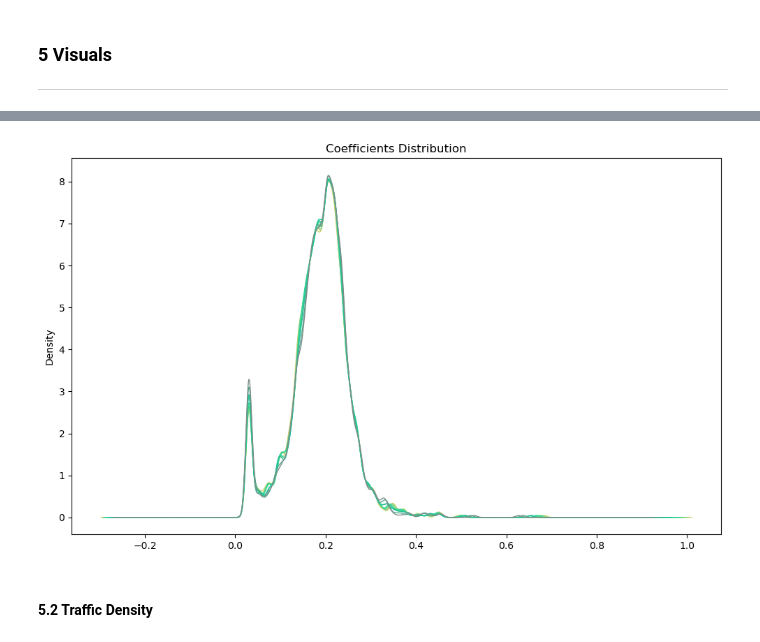
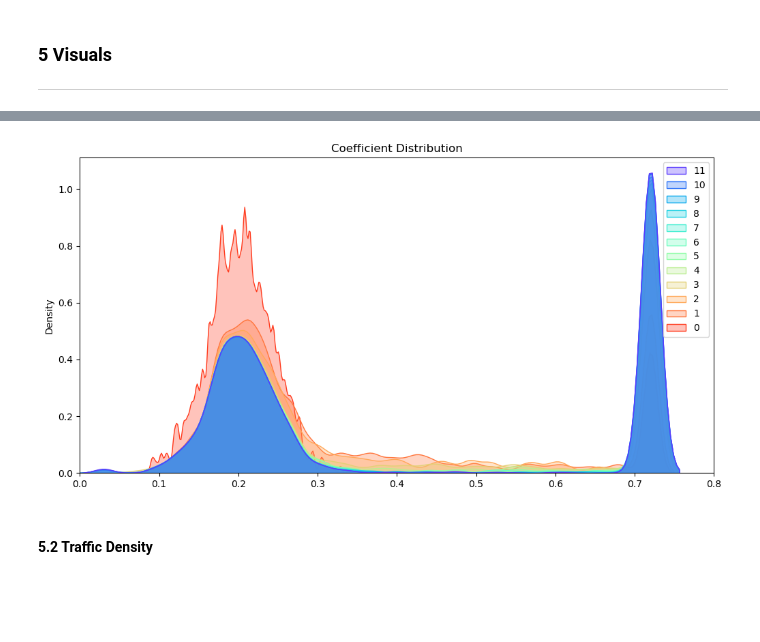
Before and after one commit to bernhard-pfann/vienna-traffic-density, a Jupyter notebook: notebooks/analyze-paths.ipynb, the cells around one changed output, grey strips where cells are left out. Cells and saved outputs as stored; diff of their text form; code cells hidden in the pictures; blank space fills up the shorter version.

```diff
--- a/notebooks/analyze-paths.ipynb
+++ b/notebooks/analyze-paths.ipynb
@@ -135,0 +64,7 @@ Name: coefs, dtype: float64
+# %%
+X = pd.read_csv(os.path.join(conf.root_output, "X.csv"))
+y = pd.read_csv(os.path.join(conf.root_output, "y.csv")).squeeze()
+meta = pd.read_csv(os.path.join(conf.root_output, "meta.csv"))
+
+X.index.name = "path"
+X.columns.name = "areas"
@@ -178,9 +98,8 @@ def callback_func(coefs_i):
 # Boundaries for coefficients
 bounds = [(0.03,0.72)] * n_coefs
 
-# Store results at each iteration in list
-rmse_list = list()
-coefs_list = [coefs_init]
+# Store coefficients at each iteration in list
+coefs_all = coefs_init.copy()
 
 # Counter for iterations
 iteration = 0
@@ -247,8 +179,0 @@ cpal
-# %%
-plt.figure(figsize=(12,7))
-plt.title("Coefficients Distribution")
-
-for i,j in enumerate(coefs_list):
-    j.plot.kde(bw_method=0.1, ind=None, lw=1, color=cpal[i])
-# %% [output]
-[figure, removed]
@@ -255,3 +187,20 @@ for i,j in enumerate(coefs_list):
+# %%
+plt.figure(figsize=(12,6))
+sns.kdeplot(
+    data=coefs_df,
+    hue_order=coefs_df.columns[::-1],
+    bw_adjust=0.2,
+    palette="rainbow",
+    shade=True,
+    alpha=0.3,
+    lw=1,
+    label=coefs_df.columns
+)
+plt.xlim(0,0.8)
+plt.title("Coefficient Distribution")
+plt.show()
+# %% [output]
+[figure, added]
 # %% [markdown]
 #### 5.2 Traffic Density
 # %%
```
Also changed, not shown: parts of 32 cells of this notebook, 22 other files.
